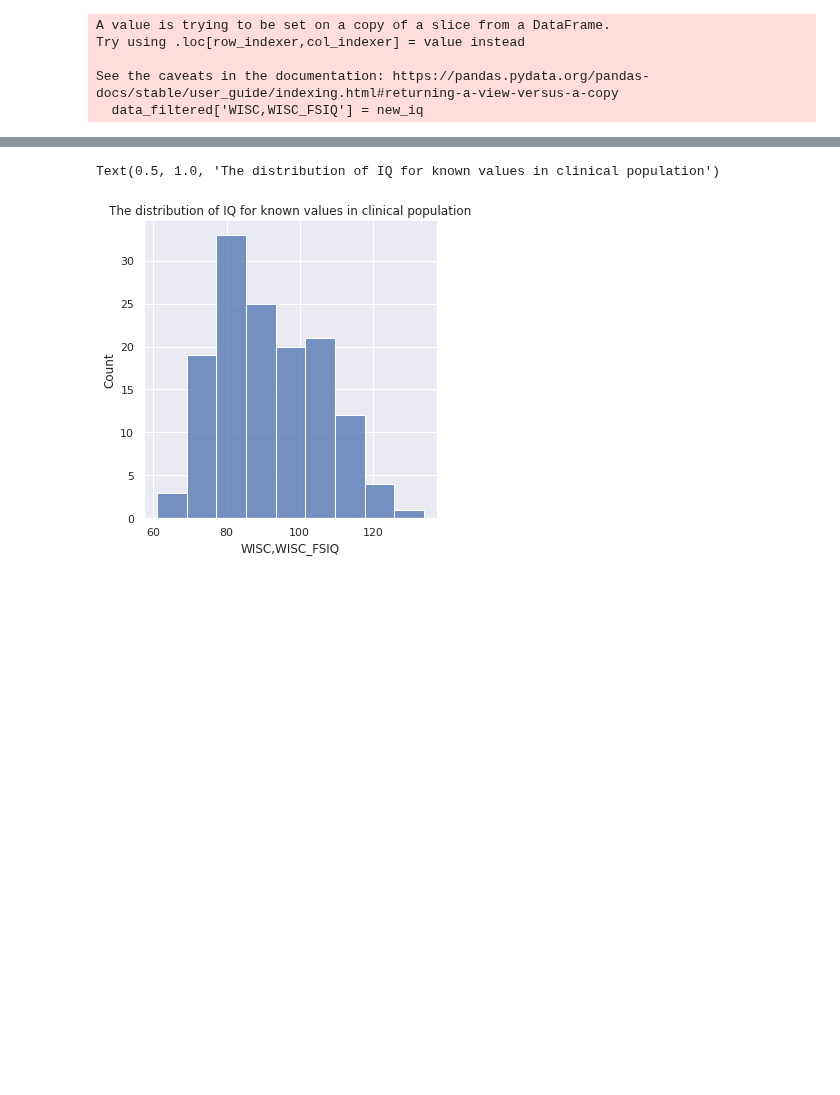
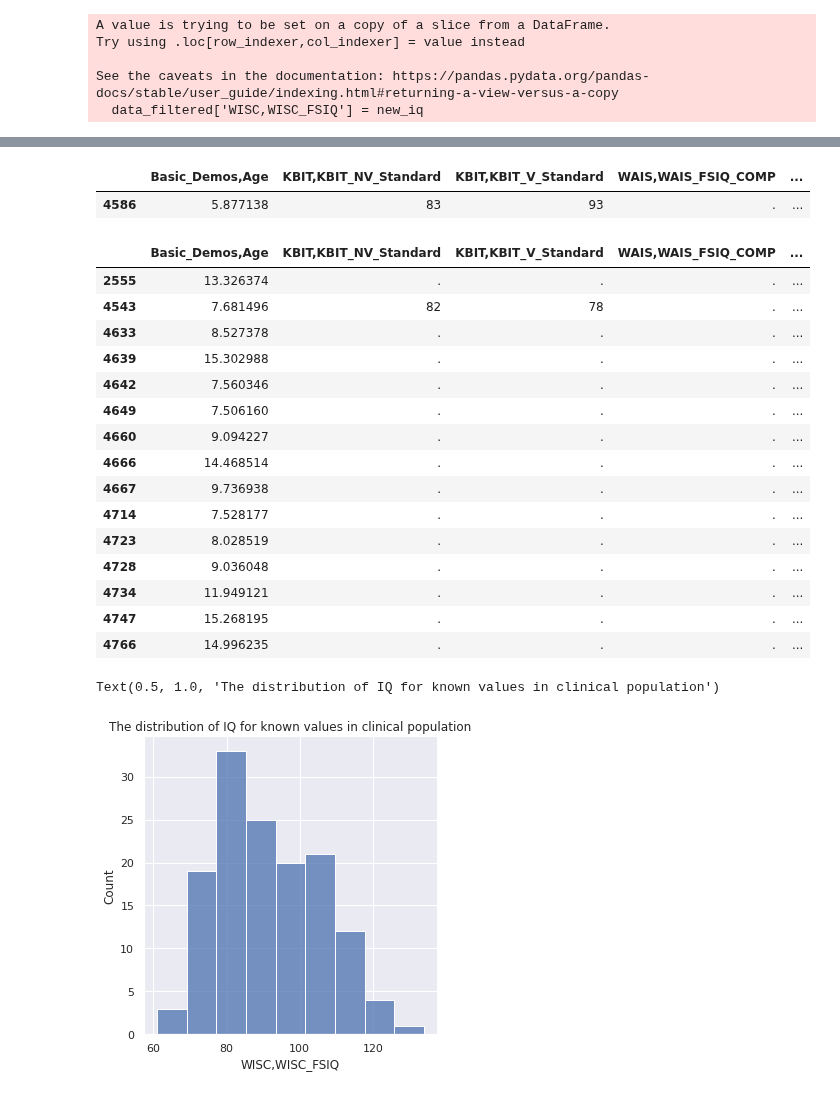
Before and after one commit to cristinarainich/Child-Mind-Institute-Project, a Jupyter notebook: Pheno_data.ipynb, the cells around one changed output, grey strips where cells are left out. Saved outputs shown, nothing was run; the diff lists cells and outputs as text; code cells hidden in the pictures; blank space fills up the shorter version.

```diff
--- a/Pheno_data.ipynb
+++ b/Pheno_data.ipynb
@@ -764,3 +792,46 @@ See the caveats in the documentation: https://pandas.pydata.org/pandas-docs/stab
+# %%
+data_filtered[(data_filtered['Status'] == 1) &
+              (data_filtered['WISC,WISC_FSIQ'] == 'unknown') &
+              (data_filtered['Basic_Demos,Age'] < 6)][[
+    'Basic_Demos,Age', 'KBIT,KBIT_NV_Standard', 'KBIT,KBIT_V_Standard',
+       'WAIS,WAIS_FSIQ_COMP', 'WAIS,WAIS_FSIQ_SCALE', 'WASI,WASI_FSIQ',
+       'WIAT,WIAT_LCODC_Stnd', 'WIAT,WIAT_LCRV_Std', 'WIAT,WIAT_LC_Stnd',
+       'WIAT,WIAT_MP_Stnd', 'WIAT,WIAT_Num_Stnd', 'WIAT,WIAT_Pseudo_Stnd',
+       'WIAT,WIAT_RC_Stnd', 'WIAT,WIAT_Spell_Stnd', 'WIAT,WIAT_Word_Stnd',
+       'DD', 'Diagnosis'
+]]
+# %% [output]
+|  | Basic_Demos,Age | KBIT,KBIT_NV_Standard | KBIT,KBIT_V_Standard | WAIS,WAIS_FSIQ_COMP | ... |
+| 4586 | 5.877138 | 83 | 93 | . | ... |
+# %%
+data_filtered[(data_filtered['Status'] == 1) &
+              (data_filtered['WISC,WISC_FSIQ'] == 'unknown') &
+              (data_filtered['Basic_Demos,Age'] <= 16) &
+              (data_filtered['Basic_Demos,Age'] >= 6)][[
+    'Basic_Demos,Age', 'KBIT,KBIT_NV_Standard', 'KBIT,KBIT_V_Standard',
+       'WAIS,WAIS_FSIQ_COMP', 'WAIS,WAIS_FSIQ_SCALE', 'WASI,WASI_FSIQ',
+       'WIAT,WIAT_LCODC_Stnd', 'WIAT,WIAT_LCRV_Std', 'WIAT,WIAT_LC_Stnd',
+       'WIAT,WIAT_MP_Stnd', 'WIAT,WIAT_Num_Stnd', 'WIAT,WIAT_Pseudo_Stnd',
+       'WIAT,WIAT_RC_Stnd', 'WIAT,WIAT_Spell_Stnd', 'WIAT,WIAT_Word_Stnd',
+       'DD', 'Diagnosis'
+]]
+# %% [output]
+|  | Basic_Demos,Age | KBIT,KBIT_NV_Standard | KBIT,KBIT_V_Standard | WAIS,WAIS_FSIQ_COMP | ... |
+| 2555 | 13.326374 | . | . | . | ... |
+| 4543 | 7.681496 | 82 | 78 | . | ... |
+| 4633 | 8.527378 | . | . | . | ... |
+| 4639 | 15.302988 | . | . | . | ... |
+| 4642 | 7.560346 | . | . | . | ... |
+| 4649 | 7.506160 | . | . | . | ... |
+| 4660 | 9.094227 | . | . | . | ... |
+| 4666 | 14.468514 | . | . | . | ... |
+| 4667 | 9.736938 | . | . | . | ... |
+| 4714 | 7.528177 | . | . | . | ... |
+| 4723 | 8.028519 | . | . | . | ... |
+| 4728 | 9.036048 | . | . | . | ... |
+| 4734 | 11.949121 | . | . | . | ... |
+| 4747 | 15.268195 | . | . | . | ... |
+| 4766 | 14.996235 | . | . | . | ... |
 # %%
 sns.displot(
     data_filtered[
```
Also changed, not shown: parts of 18 cells of this notebook.
